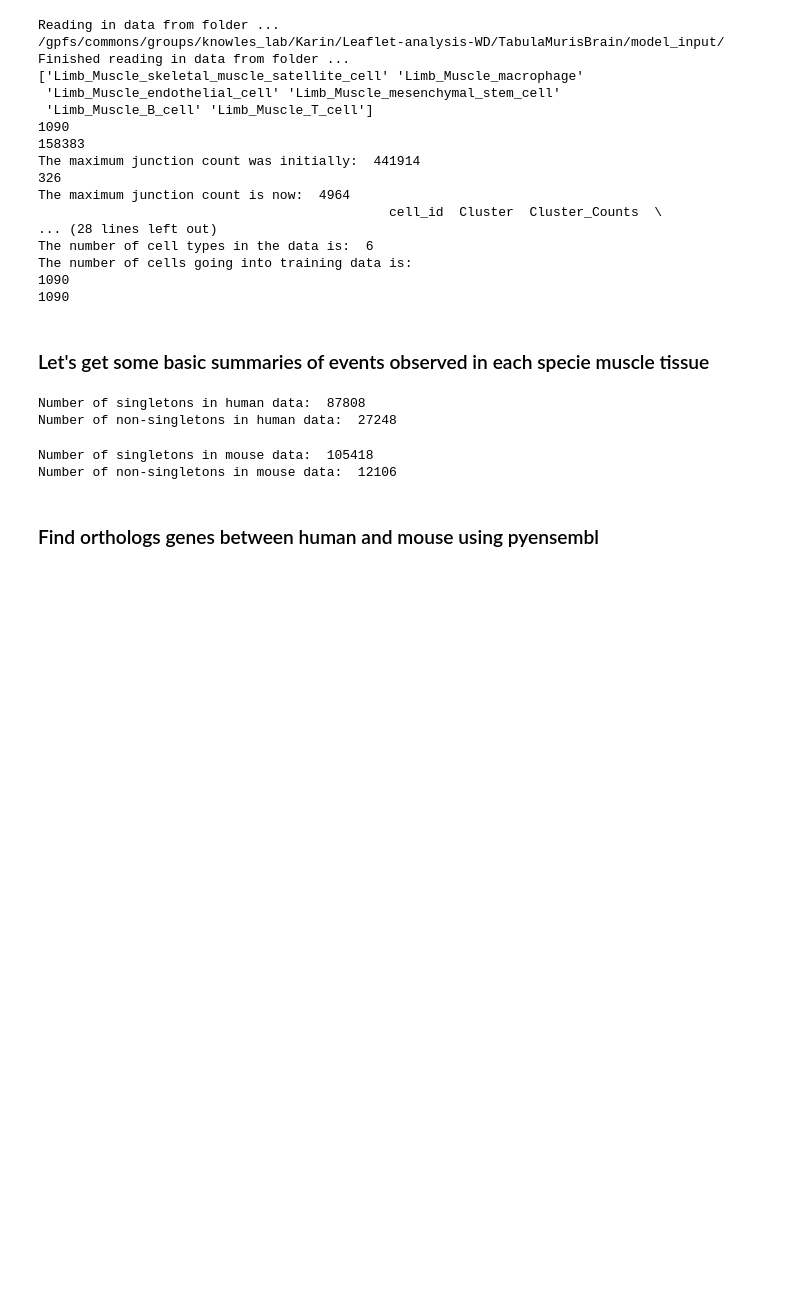
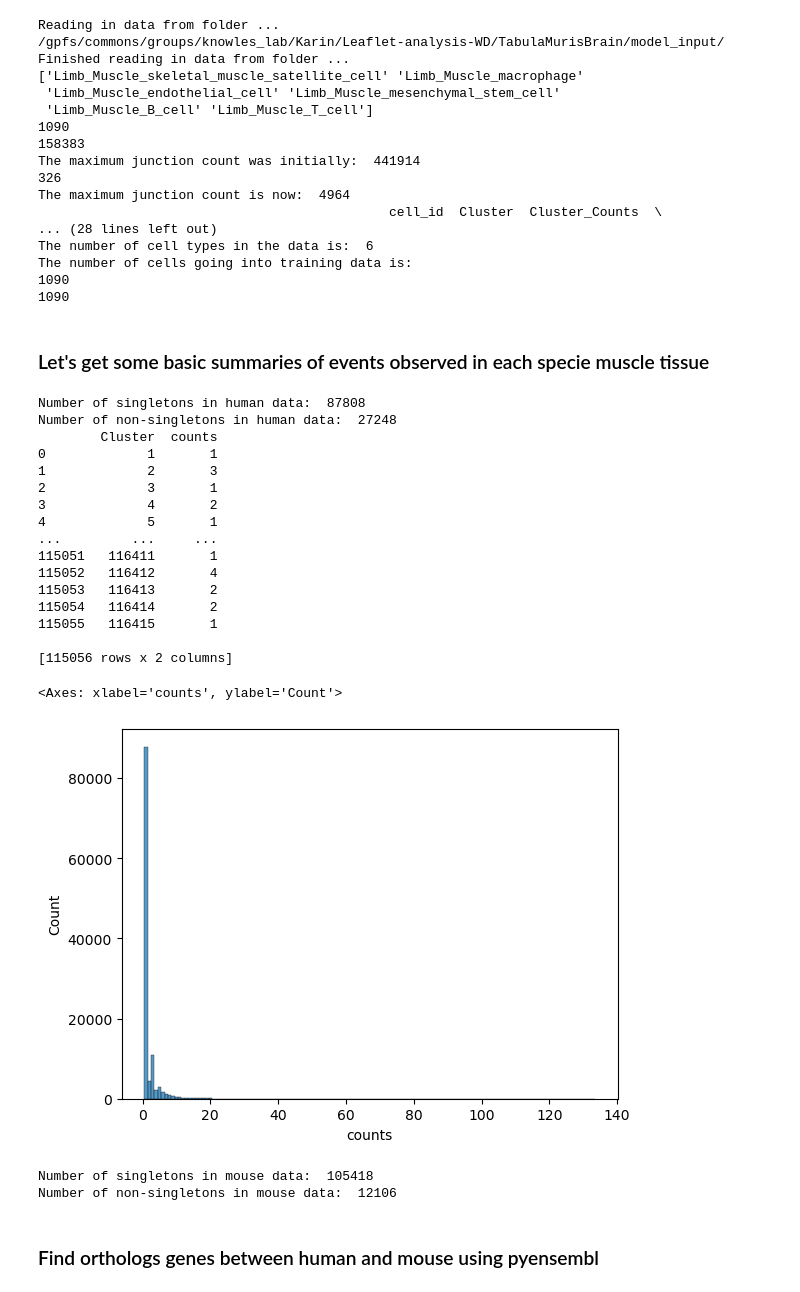
Before and after one commit to daklab/Leaflet-analysis, a Jupyter notebook: TM_vs_TS/muscle_comparison.ipynb, the cells around one changed output. Saved outputs shown, nothing was run; the diff lists cells and outputs as text; code cells hidden in the pictures; blank space fills up the shorter version.

```diff
--- a/TM_vs_TS/muscle_comparison.ipynb
+++ b/TM_vs_TS/muscle_comparison.ipynb
@@ -99,27 +100,49 @@ The number of cells going into training data is:
 1090
 # %% [markdown]
 ### Let's get some basic summaries of events observed in each specie muscle tissue
+# %%
+# calculate the number of singletons in the data (number of junctions in cluster == 1)
+clusts_juncs = simple_data_human[["Cluster", "junction_id"]].drop_duplicates()
+clusts_juncs = clusts_juncs.groupby("Cluster").size().reset_index(name='counts')
+singletons = clusts_juncs[clusts_juncs['counts'] == 1]
+human_singletons = singletons.copy()
+not_singletons = clusts_juncs[clusts_juncs['counts'] != 1]
+print("Number of singletons in human data: ", singletons.shape[0])
+print("Number of non-singletons in human data: ", not_singletons.shape[0])
+print(clusts_juncs)
+
+# make histogram of cluster sizes (number of junctions in intron cluster)
+sns.histplot(clusts_juncs, x="counts", discrete=True, bins=100)
+# %% [output]
+Number of singletons in human data:  87808
+Number of non-singletons in human data:  27248
+        Cluster  counts
+0             1       1
+1             2       3
+2             3       1
+3             4       2
+4             5       1
+...         ...     ...
+115051   116411       1
+115052   116412       4
+115053   116413       2
+115054   116414       2
+115055   116415       1
+
+[115056 rows x 2 columns]
+<Axes: xlabel='counts', ylabel='Count'>
+[figure, added]
 # %%
 # calculate the number of singletons in the data (number of junctions in cluster == 1)
-clusts_juncs = simple_data_human[["Cluster", "junction_id"]].drop_duplicates()
+clusts_juncs = simple_data_mouse[["Cluster", "junction_id"]].drop_duplicates()
 clusts_juncs = clusts_juncs.groupby("Cluster").size().reset_index(name='counts')
 singletons = clusts_juncs[clusts_juncs['counts'] == 1]
-not_singletons = clusts_juncs[clusts_juncs['counts'] != 1]
-print("Number of singletons in human data: ", singletons.shape[0])
-print("Number of non-singletons in human data: ", not_singletons.shape[0])
+mouse_singletons = singletons.copy()
+print("Number of singletons in mouse data: ", singletons.shape[0])
+print("Number of non-singletons in mouse data: ", clusts_juncs.shape[0] - singletons.shape[0])
 # %% [output]
-Number of singletons in human data:  87808
-Number of non-singletons in human data:  27248
+Number of singletons in mouse data:  105418
+Number of non-singletons in mouse data:  12106
-# %%
-# calculate the number of singletons in the data (number of junctions in cluster == 1)
-clusts_juncs = simple_data_mouse[["Cluster", "junction_id"]].drop_duplicates()
-clusts_juncs = clusts_juncs.groupby("Cluster").size().reset_index(name='counts')
-singletons = clusts_juncs[clusts_juncs['counts'] == 1]
-print("Number of singletons in mouse data: ", singletons.shape[0])
-print("Number of non-singletons in mouse data: ", clusts_juncs.shape[0] - singletons.shape[0])
-# %% [output]
-Number of singletons in mouse data:  105418
-Number of non-singletons in mouse data:  12106
 # %% [markdown]
 ### Find orthologs genes between human and mouse using pyensembl
 # %%
```
Also changed, not shown: parts of 33 cells of this notebook, 1 other file.
